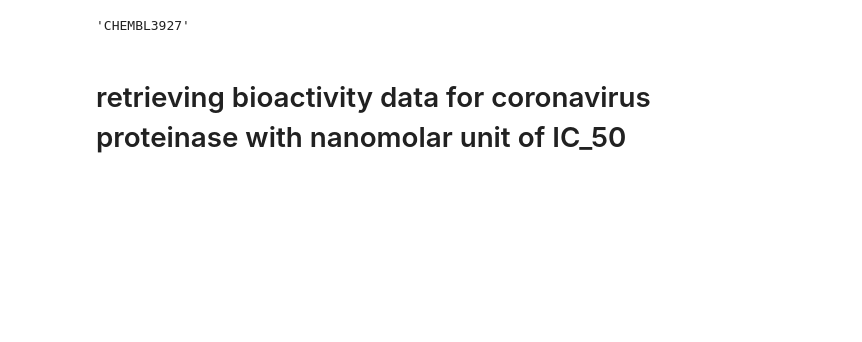
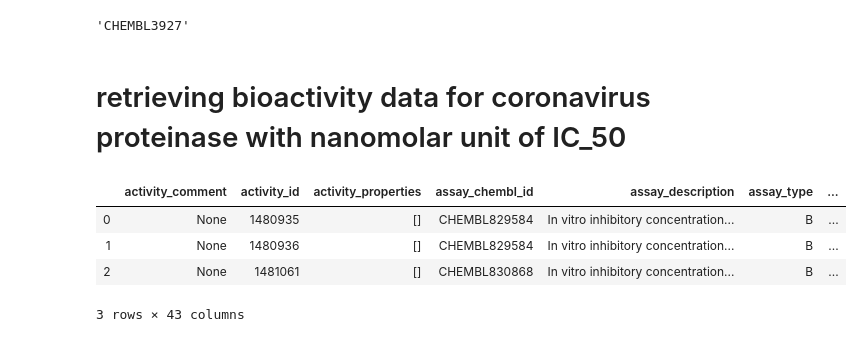
Before and after one commit to virginiah894/Bioinformatics_Practice_Drug., a Jupyter notebook: Drugdisc.ipynb, the cells around one changed output. Saved outputs shown, nothing was run; the diff lists cells and outputs as text; code cells hidden in the pictures; blank space fills up the shorter version.

```diff
--- a/Drugdisc.ipynb
+++ b/Drugdisc.ipynb
@@ -54,0 +51,11 @@ print('Hello')
+# %%
+df = pd.DataFrame.from_dict(bioactive)
+
+
+df.head(3)
+# %% [output]
+|  | activity_comment | activity_id | activity_properties | assay_chembl_id | assay_description | assay_type | ... |
+| 0 | None | 1480935 | [] | CHEMBL829584 | In vitro inhibitory concentration... | B | ... |
+| 1 | None | 1480936 | [] | CHEMBL829584 | In vitro inhibitory concentration... | B | ... |
+| 2 | None | 1481061 | [] | CHEMBL830868 | In vitro inhibitory concentration... | B | ... |
+3 rows × 43 columns
```
Also changed, not shown: parts of 11 cells of this notebook, 2 other files.
